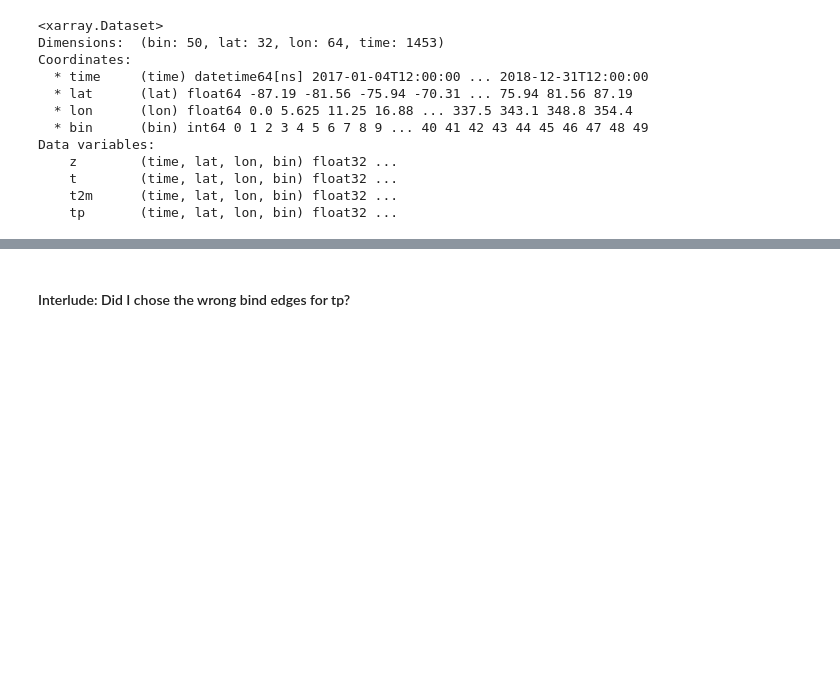
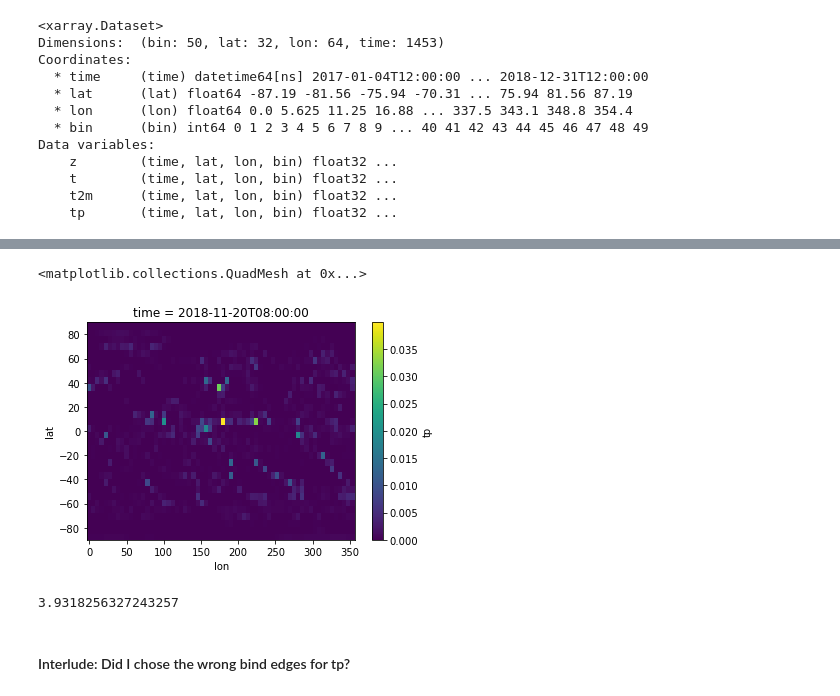
Before and after one commit to sagar-garg/WeatherBench, a Jupyter notebook: nbs_probabilistic/all-scores-comparison.ipynb, the cells around one changed output, grey strips where cells are left out. Cells and saved outputs as stored; diff of their text form; code cells hidden in the pictures; blank space fills up the shorter version.

```diff
--- a/nbs_probabilistic/all-scores-comparison.ipynb
+++ b/nbs_probabilistic/all-scores-comparison.ipynb
@@ -920,3 +1043,12 @@ plt.plot(log_retrans(preds_cat['tp'].bin_edges, 0.001))
+# %%
+valid.tp.isel(time=-1000).plot()
+# %% [output]
+<matplotlib.collections.QuadMesh at 0x...>
+[figure, added]
+# %%
+log_trans(0.05, 0.001)
+# %% [output]
+3.9318256327243257
 # %% [markdown]
 #### Interlude: Did I chose the wrong bind edges for tp?
 # %%
```
Also changed, not shown: parts of 37 cells of this notebook, 1 other file.
